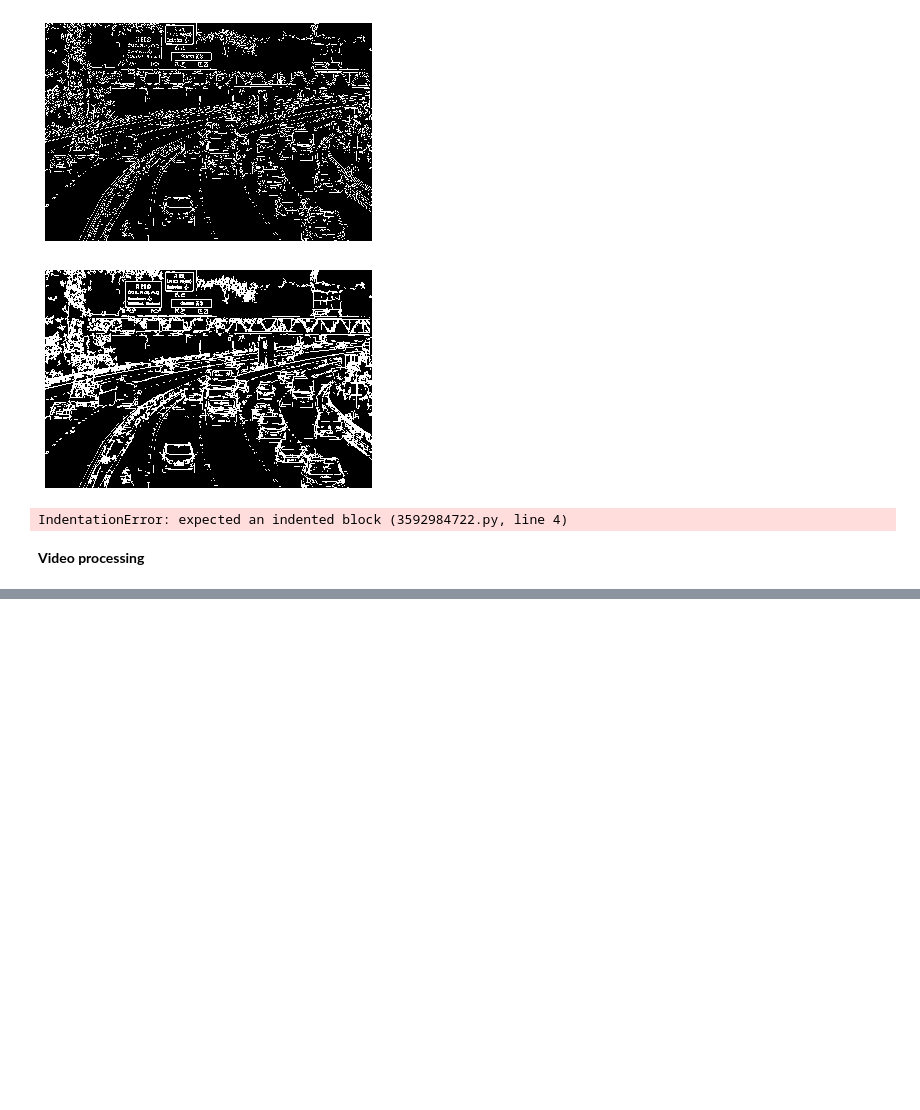
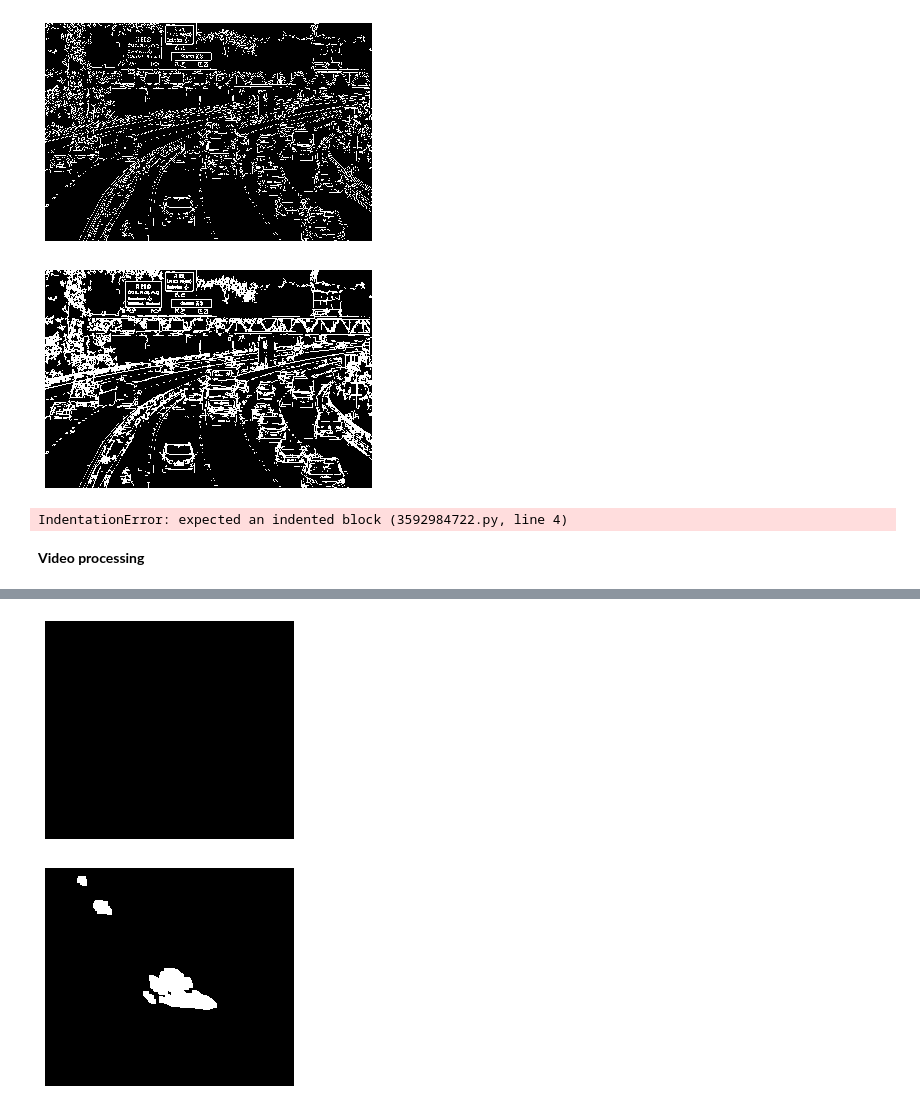
Before and after one commit to MohamedElhadidy0019/Vehicle_Detection, a Jupyter notebook: frame_processing.ipynb, the cells around one changed output, grey strips where cells are left out. Cells and saved outputs as stored; diff of their text form; code cells hidden in the pictures; blank space fills up the shorter version.

Commit message:
added accepatble videos

```diff
--- a/frame_processing.ipynb
+++ b/frame_processing.ipynb
@@ -132,7 +132,7 @@ IndentationError: expected an indented block (3592984722.py, line 4)
 # %% [markdown]
 <b>Video processing</b>
 # %%
-video = cv2.VideoCapture('media/videos.carsvid.wmv')
+video = cv2.VideoCapture('10sec.mp4')
 kernel=None
 backgroundObject = cv2.createBackgroundSubtractorMOG2(detectShadows = True)
 
@@ -171,13 +166,13 @@ plt_image(img)
 # %%
 # load a video
-video = cv2.VideoCapture('highwayvid.mp4')
+video = cv2.VideoCapture('trimmed3.mp4')
 
 # You can set custom kernel size if you want.
 kernel = None
 
 # Initialize the background object.
-backgroundObject = cv2.createBackgroundSubtractorMOG2(history=64,detectShadows = True)
-
+backgroundObject = cv2.createBackgroundSubtractorMOG2(history=120,detectShadows = True)
+first_time=True
 while True:
 
     # Read a new frame.
@@ -196,9 +191,16 @@ while True:
     #noisymask = fgmask.copy()
 
     # Apply some morphological operations to make sure you have a good mask
-    fgmask = cv2.erode(fgmask, kernel, iterations = 1)
-    fgmask = cv2.dilate(fgmask, kernel, iterations = 4)
+    fgmask = cv2.erode(fgmask,kernel)
+    fgmask = cv2.erode(fgmask,kernel)
 
+    fgmask = cv2.dilate(fgmask,kernel)
+    fgmask = cv2.dilate(fgmask,kernel)
+    fgmask = cv2.dilate(fgmask,kernel)
+    fgmask = cv2.dilate(fgmask,kernel)
+    if(first_time):
+        plt_image(fgmask)
+        first_time=False
     # Detect contours in the frame.
     contours, _ = cv2.findContours(fgmask, cv2.RETR_EXTERNAL, cv2.CHAIN_APPROX_SIMPLE)
 
@@ -209,7 +211,7 @@ while True:
     for cnt in contours:
 
         # Make sure the contour area is somewhat higher than some threshold to make sure its a car and not some noise.
-        if cv2.contourArea(cnt) >0:
+        if cv2.contourArea(cnt) >100 :
 
             # Retrieve the bounding box coordinates from the contour.
             x, y, width, height = cv2.boundingRect(cnt)
@@ -221,30 +223,34 @@ while True:
             #cv2.putText(frameCopy, 'Car Detected', (x, y-10), cv2.FONT_HERSHEY_SIMPLEX, 0.3, (0,255,0), 1, cv2.LINE_AA)
 
     # Extract the foreground from the frame using the segmented mask.
     foregroundPart = cv2.bitwise_and(frame, frame, mask=fgmask)
 
     # Stack the original frame, extracted foreground, and annotated frame.
     stacked = np.hstack((frame, foregroundPart, frameCopy))
 
     # Display the stacked image with an appropriate title.
     cv2.imshow('Original Frame, Extracted Foreground and Detected Cars', cv2.resize(stacked, None, fx=0.5, fy=0.5))
     #cv2.imshow('initial Mask', initialMask)
     #cv2.imshow('Noisy Mask', noisymask)
     #cv2.imshow('Clean Mask', fgmask)
 
     sleep(0.1)
     # Wait until a key is pressed.
     # Retreive the ASCII code of the key pressed
     k = cv2.waitKey(1) & 0xff
 
     # Check if 'q' key is pressed.
     if k == ord('q'):
+        plt_image(fgmask)
 
         # Break the loop.
         break
 
 # Release the VideoCapture Object.
 video.release()
 
 # Close the windows.q
 cv2.destroyAllWindows()
+# %% [output]
+[figure, added]
+[figure, added]
```
Also changed, not shown: parts of 3 cells of this notebook, 4 other files.
